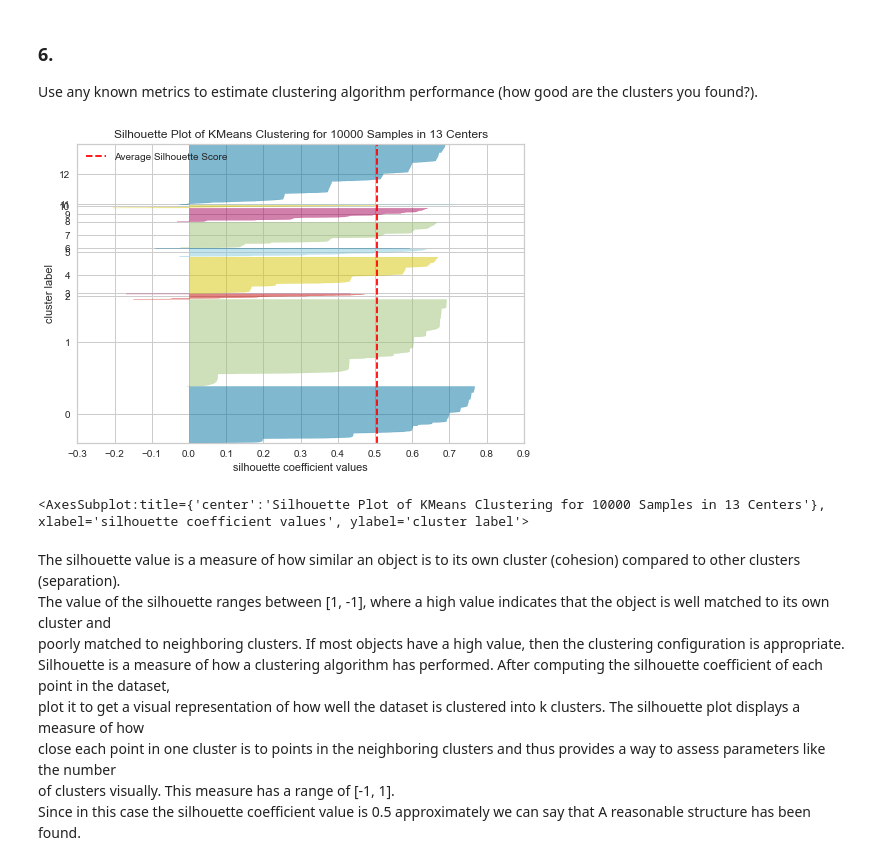
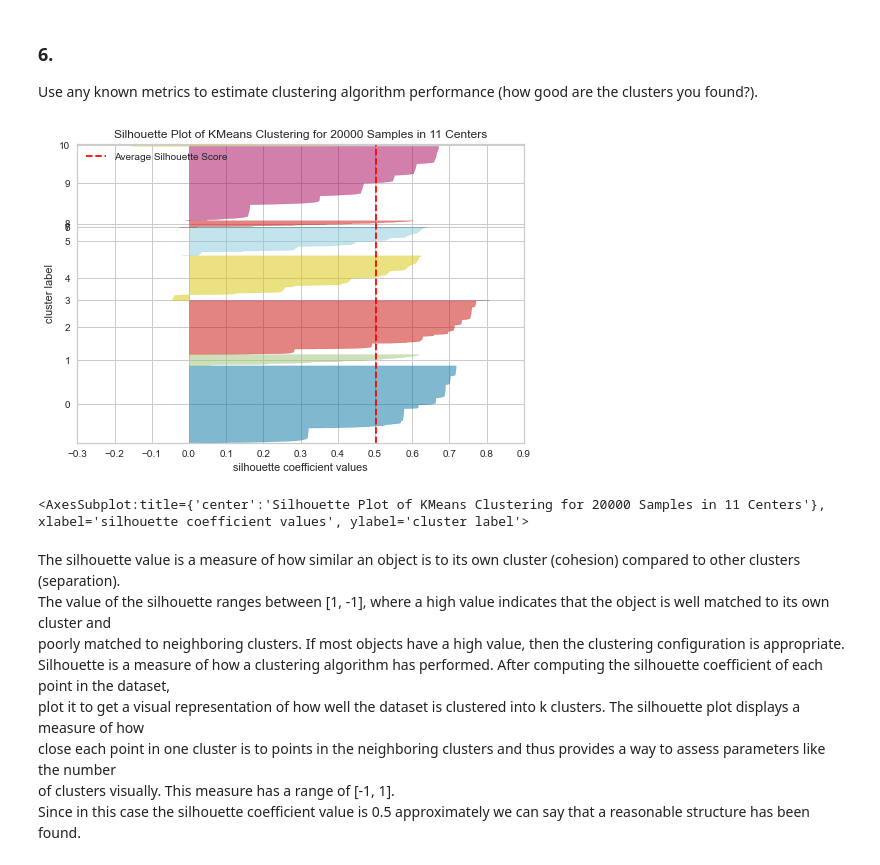
Before and after one commit to sim2000dg/adm_hw4_group26, a Jupyter notebook: 2.4.ipynb, the cells around one changed output. Saved outputs shown, nothing was run; the diff lists cells and outputs as text; code cells hidden in the pictures.

```diff
--- a/2.4.ipynb
+++ b/2.4.ipynb
@@ -53,6 +54,6 @@ visualizer.show()
 <AxesSubplot:title={'center':'Distortion Score Elbow for KMeans Clustering'}, xlabel='k', ylabel='distortion score'>
 # %%
-model = KMeans(n_clusters=13,init='k-means++')
+model = KMeans(n_clusters=11,init='k-means++')
 # %% [markdown]
 Let's plot our data to have a visual idea.
 # %%
@@ -266,13 +262,13 @@ Use any known metrics to estimate clustering algorithm performance (how good are
 # %%
 from yellowbrick.cluster import SilhouetteVisualizer
 
 visualizer = SilhouetteVisualizer(model, colors='yellowbrick')
-relevant_df_sample = relevant_df.sample(10000)
+relevant_df_sample = relevant_df.sample(20000)
 visualizer.fit(relevant_df_sample)        # Fit the data to the visualizer
 visualizer.show()
 # %% [output]
-[figure, old version]
+[figure, new version]
-<AxesSubplot:title={'center':'Silhouette Plot of KMeans Clustering for 10000 Samples in 13 Centers'}, xlabel='silhouette coefficient values', ylabel='cluster label'>
+<AxesSubplot:title={'center':'Silhouette Plot of KMeans Clustering for 20000 Samples in 11 Centers'}, xlabel='silhouette coefficient values', ylabel='cluster label'>
 # %% [markdown]
 The silhouette value is a measure of how similar an object is to its own cluster (cohesion) compared to other clusters (separation). \
 The value of the silhouette ranges between [1, -1], where a high value indicates that the object is well matched to its own cluster and\
@@ -281,4 +277,4 @@ Silhouette is a measure of how a clustering algorithm has performed. After compu
 plot it to get a visual representation of how well the dataset is clustered into k clusters. The silhouette plot displays a measure of how\
 close each point in one cluster is to points in the neighboring clusters and thus provides a way to assess parameters like the number\
 of clusters visually. This measure has a range of [-1, 1].\
-Since in this case the silhouette coefficient value is 0.5 approximately we can say that A reasonable structure has been found.
+Since in this case the silhouette coefficient value is 0.5 approximately we can say that a reasonable structure has been found.
```
Also changed, not shown: parts of 13 cells of this notebook.
